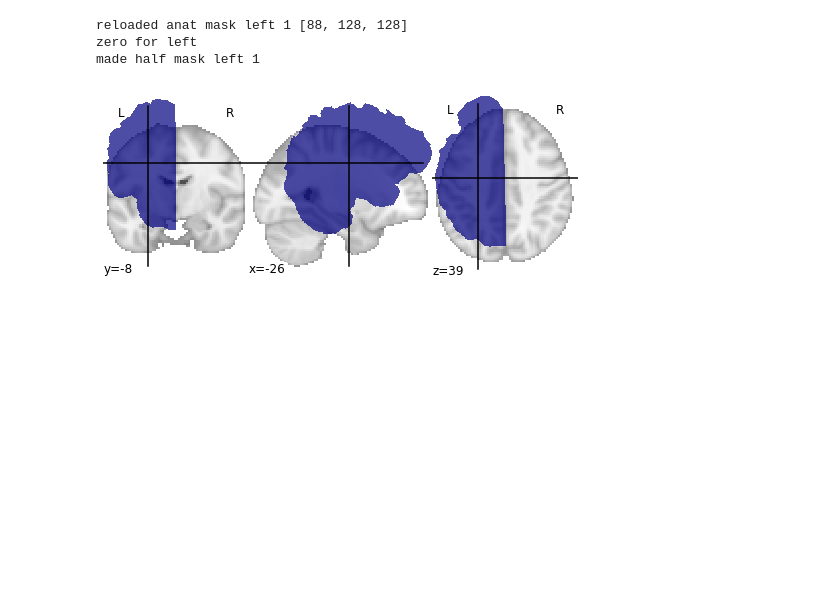
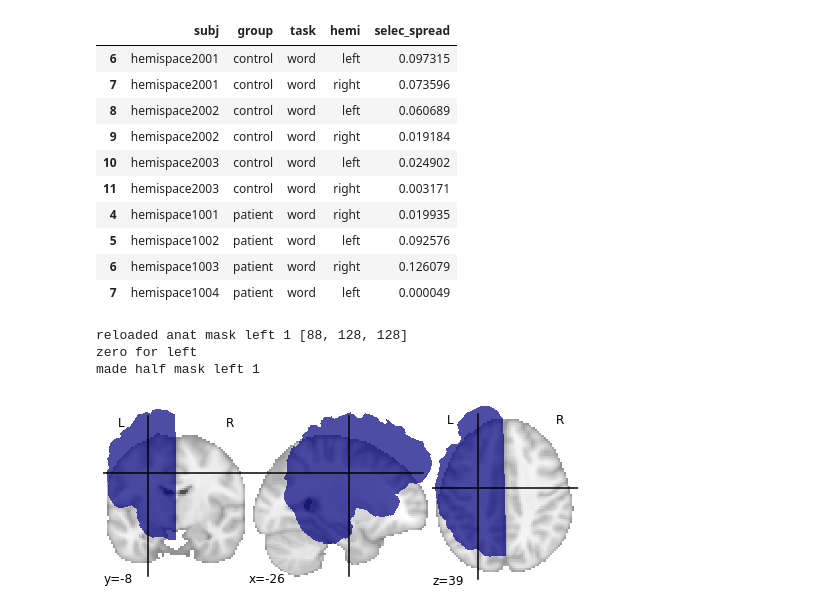
Before and after one commit to vayzenb/hemispace, a Jupyter notebook: visualize_hemi.ipynb, the cells around one changed output. Drawn from its saved outputs; the diff is of its cells as text; code cells hidden in the pictures; blank space fills up the shorter version.

```diff
--- a/visualize_hemi.ipynb
+++ b/visualize_hemi.ipynb
@@ -67,3 +81,17 @@ ValueError: min() arg is an empty sequence
+# %%
+task_df
+# %% [output]
+|  | subj | group | task | hemi | selec_spread |
+| 6 | hemispace2001 | control | word | left | 0.097315 |
+| 7 | hemispace2001 | control | word | right | 0.073596 |
+| 8 | hemispace2002 | control | word | left | 0.060689 |
+| 9 | hemispace2002 | control | word | right | 0.019184 |
+| 10 | hemispace2003 | control | word | left | 0.024902 |
+| 11 | hemispace2003 | control | word | right | 0.003171 |
+| 4 | hemispace1001 | patient | word | right | 0.019935 |
+| 5 | hemispace1002 | patient | word | left | 0.092576 |
+| 6 | hemispace1003 | patient | word | right | 0.126079 |
+| 7 | hemispace1004 | patient | word | left | 0.000049 |
 # %%
 sub = [0, 'hemispace2001']
 study_dir = control_dir
```
Also changed, not shown: parts of 2 cells of this notebook, 7 other files.
